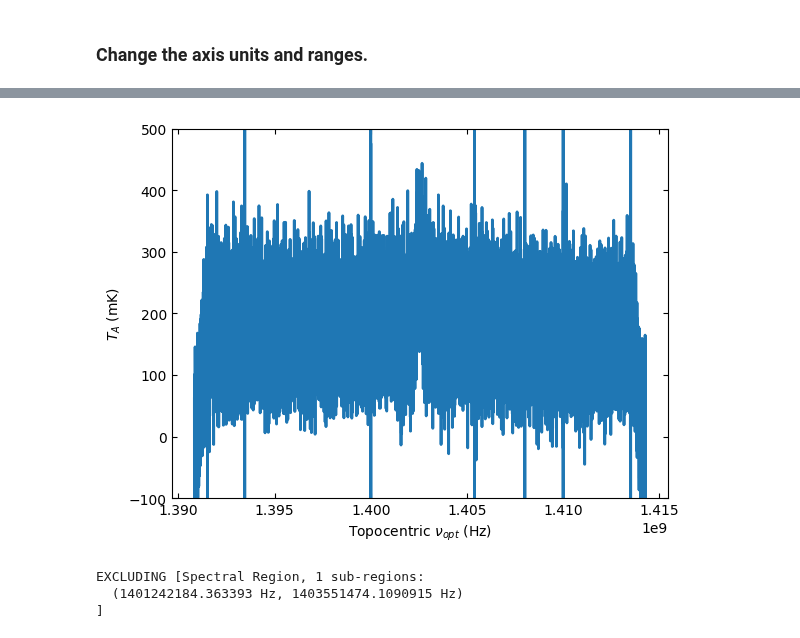
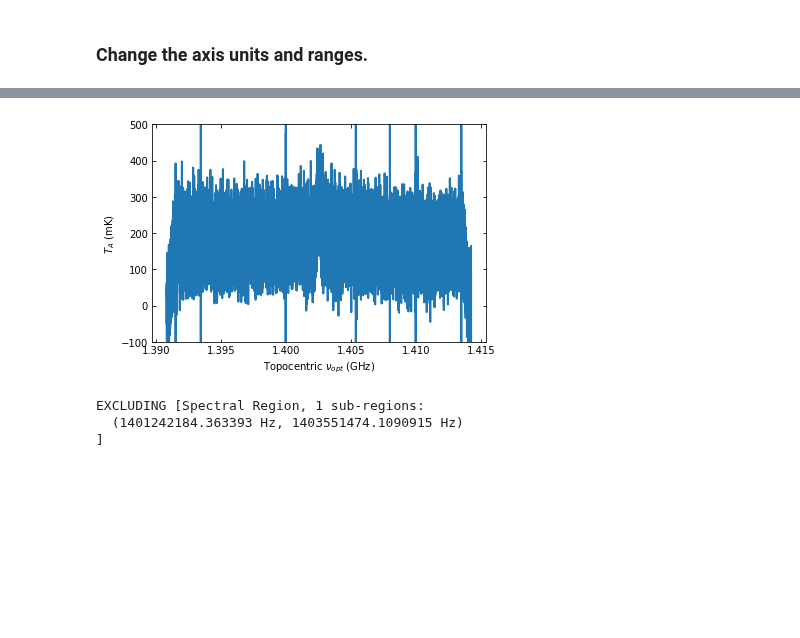
Before and after one commit to GreenBankObservatory/dysh, a Jupyter notebook: notebooks/examples/positionswitch.ipynb, the cells around one changed output, grey strips where cells are left out. Drawn from its saved outputs; the diff is of its cells as text; code cells hidden in the pictures; blank space fills up the shorter version.

```diff
--- a/notebooks/examples/positionswitch.ipynb
+++ b/notebooks/examples/positionswitch.ipynb
@@ -65,7 +65,7 @@ ta.plot(xaxis_unit="km/s",yaxis_unit="mK",ymin=-100,ymax=500,xmin=3000,xmax=4500
 # %%
-ta.plot(xaxis_unit="Hz",ymin=-100,ymax=500,yaxis_unit="mK")
+ta.plot(xaxis_unit="GHz",ymin=-100,ymax=500,yaxis_unit="mK")
 # %% [output]
-[figure, old version]
+[figure, new version]
 # %%
 kms = u.km/u.s
 ta.baseline(degree=2,exclude=[3600*kms,4100*kms],remove=True)
```
Also changed, not shown: parts of 10 cells of this notebook.
